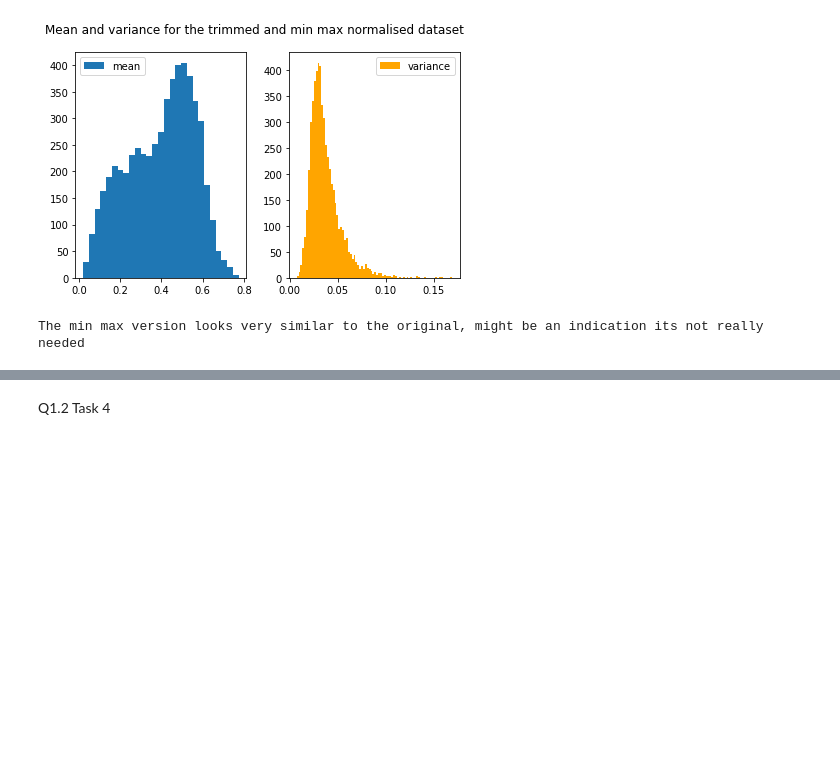
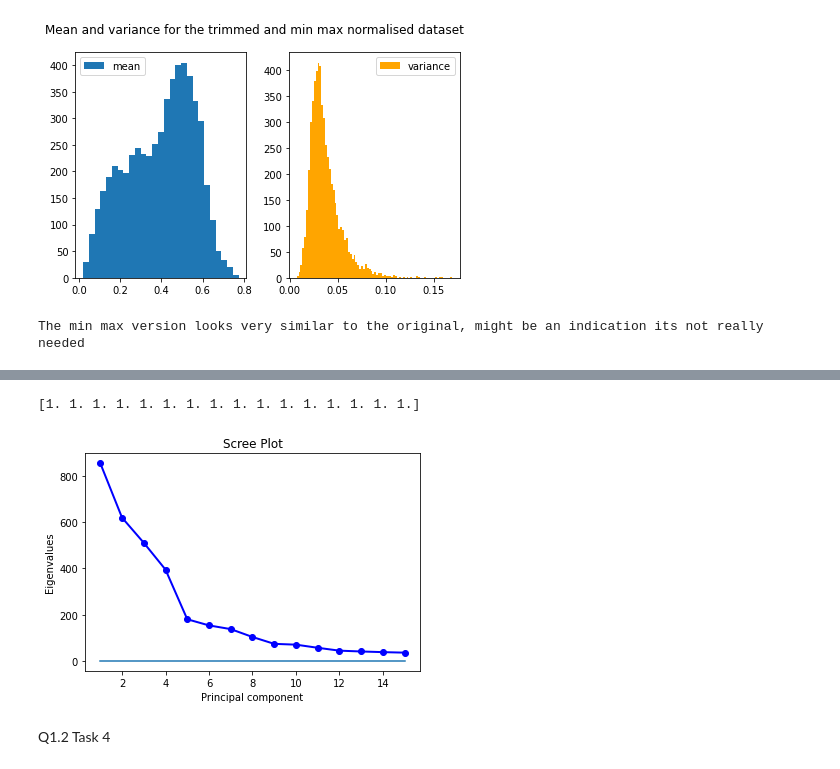
Before and after one commit to antonsandberg/Big-Data, a Jupyter notebook: Prjoect2_Fred.ipynb, the cells around one changed output, grey strips where cells are left out. Drawn from its saved outputs; the diff is of its cells as text; code cells hidden in the pictures; blank space fills up the shorter version.

```diff
--- a/Prjoect2_Fred.ipynb
+++ b/Prjoect2_Fred.ipynb
@@ -198,2 +244,24 @@ Not really sure what we're suppose to conclude here, HELP FREDRIK, guess there a
+# %%
+# sigma = normalized_df.cov
+# beräkningar från lecture 5 sida 6/21
+n = len(normalized_df)
+sigma_hat = (1/(n-1))*np.matrix(normalized_df.T)*np.matrix(normalized_df)
+R, D, RT = np.linalg.svd(sigma_hat)
+# %%
+# new cell becuase svd calculations take long time
+D_trimmed = D[0:15]
+
+print(np.ones(len(D_trimmed)+1))
+plt.plot(range(1,len(D_trimmed)+1), D_trimmed, 'o-', linewidth=2, color='blue')
+plt.plot(range(1,len(D_trimmed)+1), np.ones(len(D_trimmed)))
+plt.title('Scree Plot')
+plt.xlabel('Principal component')
+plt.ylabel('Eigenvalues')
+plt.show()
+# Vettefan om det här är rätt heller. Ska man gå efter elbow så blir det likt ditt.
+# Men ska man gå efter att man ska passera 1 blir det väldigt många fler än 5
+# %% [output]
+[1. 1. 1. 1. 1. 1. 1. 1. 1. 1. 1. 1. 1. 1. 1. 1.]
+[figure, added]
 # %% [markdown]
 Q1.2 Task 4
```
Also changed, not shown: parts of 21 cells of this notebook.
